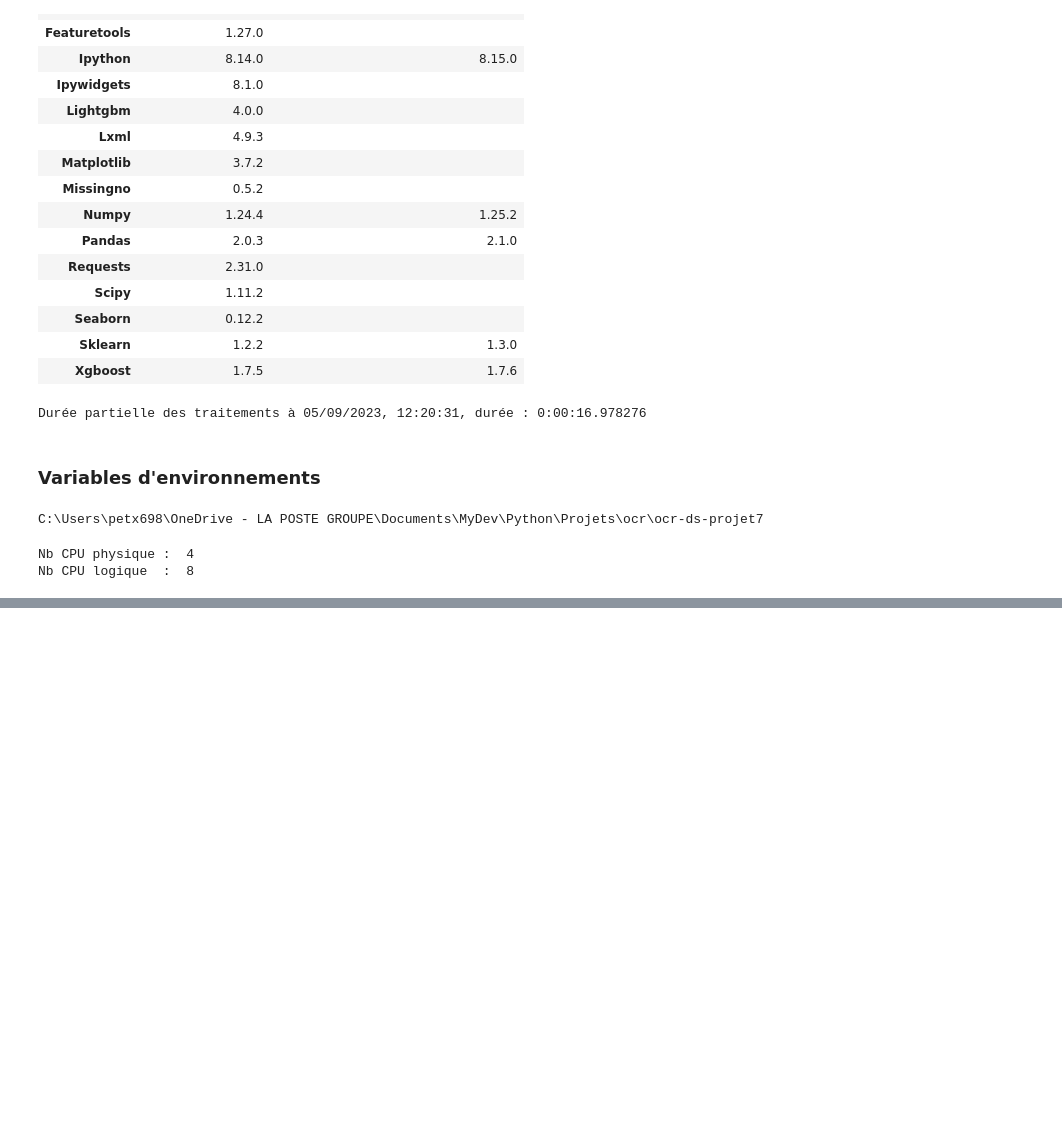
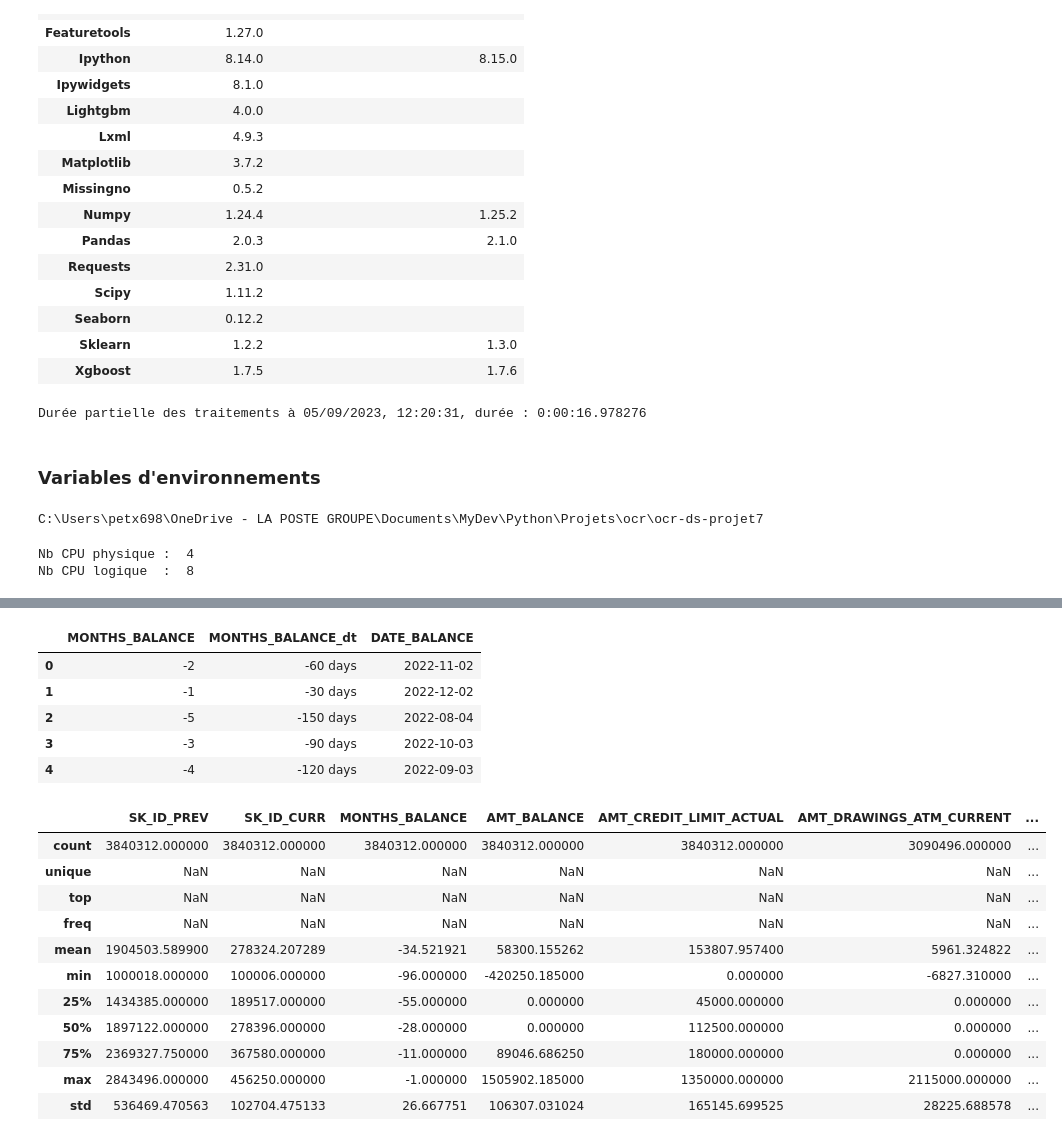
Before and after one commit to vaik-lp/loan_validation_app, a Jupyter notebook: STEEG_Vaik_1_notebook_preparatoire_062023.ipynb, the cells around one changed output, grey strips where cells are left out. Saved outputs shown, nothing was run; the diff lists cells and outputs as text; code cells hidden in the pictures; blank space fills up the shorter version.

```diff
--- a/STEEG_Vaik_1_notebook_preparatoire_062023.ipynb
+++ b/STEEG_Vaik_1_notebook_preparatoire_062023.ipynb
@@ -1192,0 +1425,11 @@ gc.enable()
+# %%
+for col in ['DAYS_FIRST_DRAWING', 'DAYS_FIRST_DUE', 'DAYS_LAST_DUE', 'DAYS_LAST_DUE_1ST_VERSION', 'DAYS_TERMINATION']:
+    # Create an anomalous flag column
+    previous[f'{col}_ANOM'] = previous[col].apply(lambda x: True if (abs(x) > 360000) else False)
+    # Replace the anomalous values with nan
+    previous[col] = previous[col].apply(lambda x: np.NaN if (abs(x) > 360000) else x)
+
+# Create an anomalous flag column
+previous['SELLERPLACE_AREA'] = previous["SELLERPLACE_AREA"] == 4000000
+    # Replace the anomalous values with nan
+previous['SELLERPLACE_AREA'].replace({4000000: np.nan}, inplace = True)
@@ -1192,0 +1777,29 @@ gc.enable()
+# %%
+# Convert to timedelta objects
+credit['MONTHS_BALANCE_dt'] = pd.to_timedelta(credit['MONTHS_BALANCE'] * 30, 'D')
+dict_description_colonne["credit - DATE_BALANCE_dt"] = dict_description_colonne.get("credit - MONTHS_BALANCE")
+
+credit['DATE_BALANCE'] = start_date + credit['MONTHS_BALANCE_dt']
+dict_description_colonne["credit - DATE_BALANCE"] = dict_description_colonne.get("credit - MONTHS_BALANCE")
+
+display(credit[['MONTHS_BALANCE', 'MONTHS_BALANCE_dt', 'DATE_BALANCE']].head())
+display(credit.describe(include='all'))
+# %% [output]
+|  | MONTHS_BALANCE | MONTHS_BALANCE_dt | DATE_BALANCE |
+| 0 | -2 | -60 days | 2022-11-02 |
+| 1 | -1 | -30 days | 2022-12-02 |
+| 2 | -5 | -150 days | 2022-08-04 |
+| 3 | -3 | -90 days | 2022-10-03 |
+| 4 | -4 | -120 days | 2022-09-03 |
+|  | SK_ID_PREV | SK_ID_CURR | MONTHS_BALANCE | AMT_BALANCE | AMT_CREDIT_LIMIT_ACTUAL | AMT_DRAWINGS_ATM_CURRENT | ... |
+| count | 3840312.000000 | 3840312.000000 | 3840312.000000 | 3840312.000000 | 3840312.000000 | 3090496.000000 | ... |
+| unique | NaN | NaN | NaN | NaN | NaN | NaN | ... |
+| top | NaN | NaN | NaN | NaN | NaN | NaN | ... |
+| freq | NaN | NaN | NaN | NaN | NaN | NaN | ... |
+| mean | 1904503.589900 | 278324.207289 | -34.521921 | 58300.155262 | 153807.957400 | 5961.324822 | ... |
+| min | 1000018.000000 | 100006.000000 | -96.000000 | -420250.185000 | 0.000000 | -6827.310000 | ... |
+| 25% | 1434385.000000 | 189517.000000 | -55.000000 | 0.000000 | 45000.000000 | 0.000000 | ... |
+| 50% | 1897122.000000 | 278396.000000 | -28.000000 | 0.000000 | 112500.000000 | 0.000000 | ... |
+| 75% | 2369327.750000 | 367580.000000 | -11.000000 | 89046.686250 | 180000.000000 | 0.000000 | ... |
+| max | 2843496.000000 | 456250.000000 | -1.000000 | 1505902.185000 | 1350000.000000 | 2115000.000000 | ... |
+| std | 536469.470563 | 102704.475133 | 26.667751 | 106307.031024 | 165145.699525 | 28225.688578 | ... |
```
Also changed, not shown: parts of 34 cells of this notebook.
